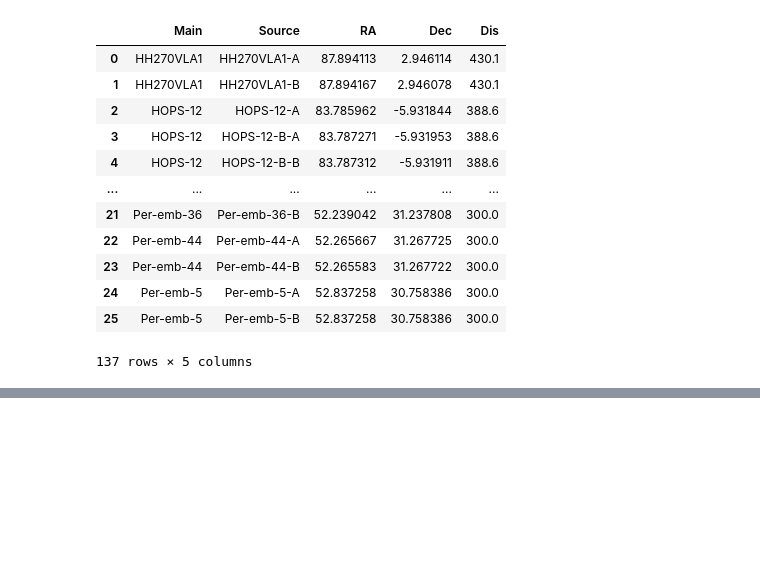
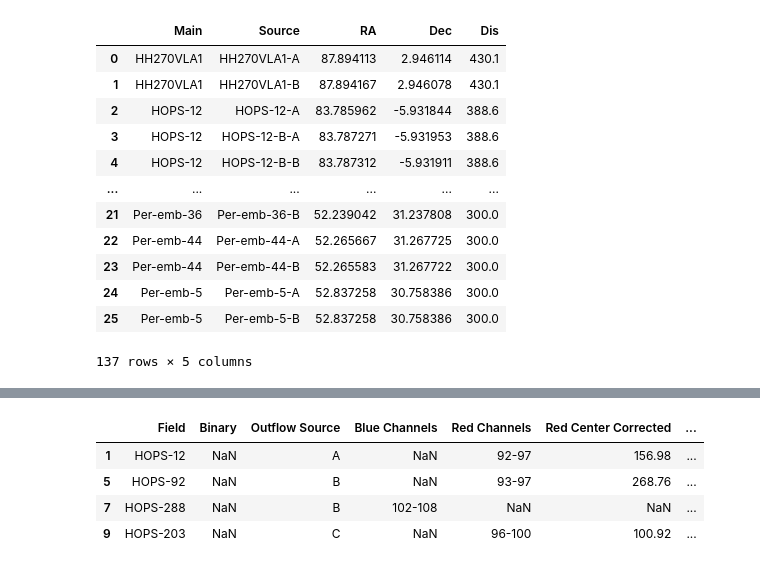
Before and after one commit to ryguy2k4/hops-research, a Jupyter notebook: notebooks/data.ipynb, the cells around one changed output, grey strips where cells are left out. Cells and saved outputs as stored; diff of their text form; code cells hidden in the pictures; blank space fills up the shorter version.

```diff
--- a/notebooks/data.ipynb
+++ b/notebooks/data.ipynb
@@ -208,3 +230,11 @@ def split_source_string(x):
+# %%
+df.loc[no_binary]
+# %% [output]
+|  | Field | Binary | Outflow Source | Blue Channels | Red Channels | Red Center Corrected | ... |
+| 1 | HOPS-12 | NaN | A | NaN | 92-97 | 156.98 | ... |
+| 5 | HOPS-92 | NaN | B | NaN | 93-97 | 268.76 | ... |
+| 7 | HOPS-288 | NaN | B | 102-108 | NaN | NaN | ... |
+| 9 | HOPS-203 | NaN | C | NaN | 96-100 | 100.92 | ... |
 # %%
 df = pd.read_csv("../data/input/notes.csv")
 df = df[['Field', 'Binary', 'Outflow Source', 'Blue Channels', 'Red Channels', 'Red Center Corrected', 'Blue Center Corrected', 'Average Angle (Blue)']]
```
Also changed, not shown: parts of 2 cells of this notebook, 43 other files.
